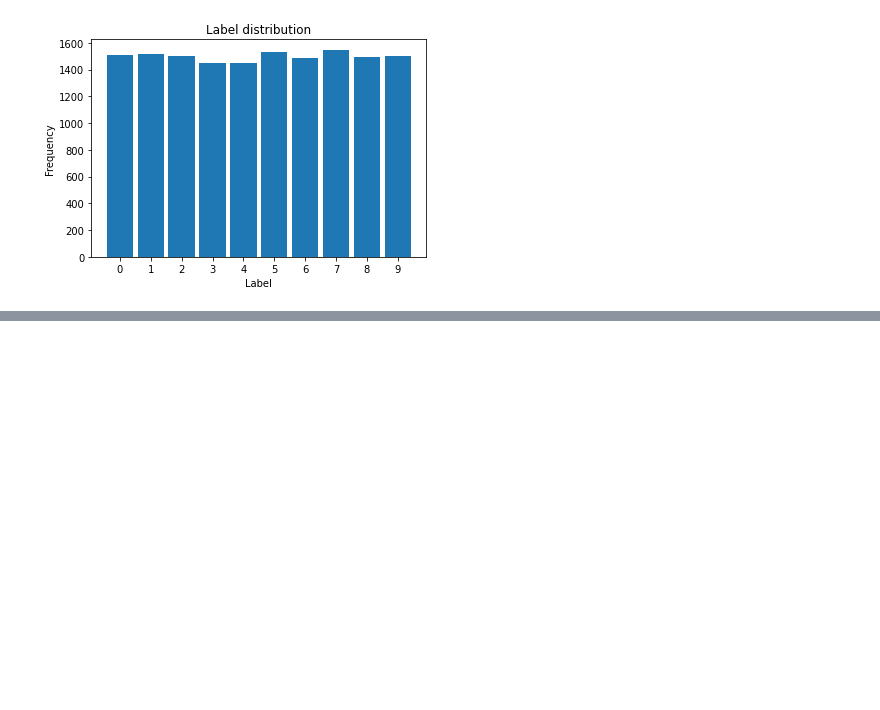
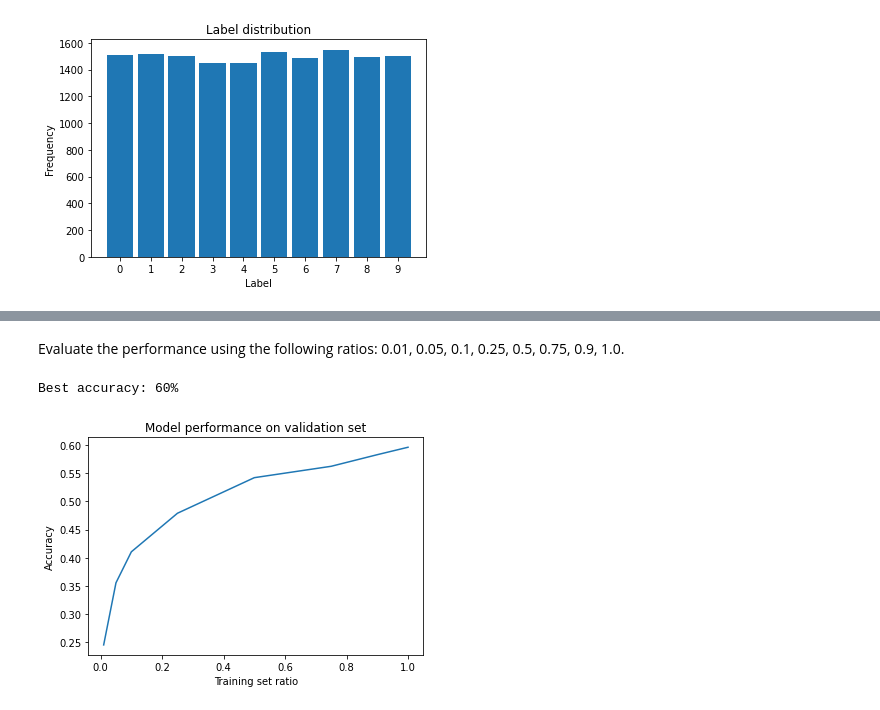
Before and after one commit to JorisTabeu/deep_learning_school_exercises, a Jupyter notebook: machine_learning_project.ipynb, the cells around one changed output, grey strips where cells are left out. Cells and saved outputs as stored; diff of their text form; code cells hidden in the pictures; blank space fills up the shorter version.

```diff
--- a/machine_learning_project.ipynb
+++ b/machine_learning_project.ipynb
@@ -233,0 +785,42 @@ plot_dataset_histogram(labels=valid_labels)
+# %%
+def performance_study(ratio_list, epochs=5, seed=1234):
+  """
+  Args:
+     ratio_list: list of ratio numbers to be considered.
+     epochs (optional): number of training epochs. Default: 5.
+     seed (optional): seed of the numpy random generator: Default: 1234.
+
+  Return:
+     This method does not return anything, but it generates a plot.
+
+  """
+  results = []
+  for ratio in ratio_list:
+    select_imgs, select_labels = select_subset_from_dataset(
+        train_imgs, train_labels, ratio
+    )
+    trained_model = training_on_dataset(
+        select_imgs, select_labels, valid_imgs, valid_labels,
+        epochs=epochs, batch_size=32,
+        seed=seed, verbose=False
+    )
+    acc, _ = evaluate_classes(
+        trained_model, valid_imgs, valid_labels, batch_size=32,
+        verbose=False
+    )
+    results.append(acc)
+
+  print('Best accuracy: {:.0%}'.format(max(results)))
+  plt.plot(ratio_list, results)
+  plt.title('Model performance on validation set')
+  plt.xlabel('Training set ratio')
+  plt.ylabel('Accuracy')
+  plt.show()
+# %% [markdown]
+Evaluate the performance using the following ratios: 0.01, 0.05, 0.1, 0.25, 0.5, 0.75, 0.9, 1.0.
+# %%
+ratio_list = [0.01, 0.05, 0.1, 0.25, 0.5, 0.75, 0.9, 1.0]
+performance_study(ratio_list)
+# %% [output]
+Best accuracy: 60%
+[figure, added]
```
Also changed, not shown: parts of 28 cells of this notebook.
